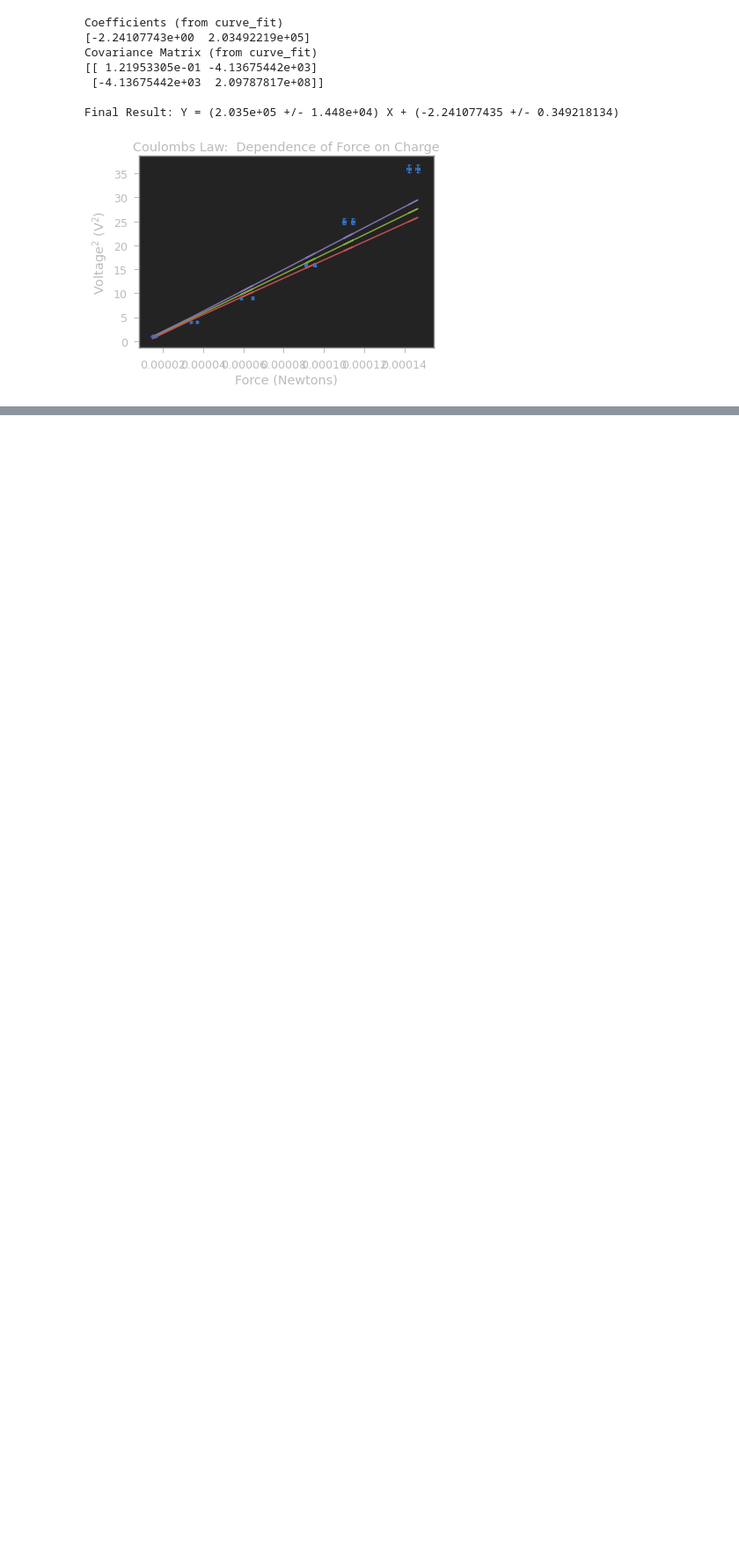
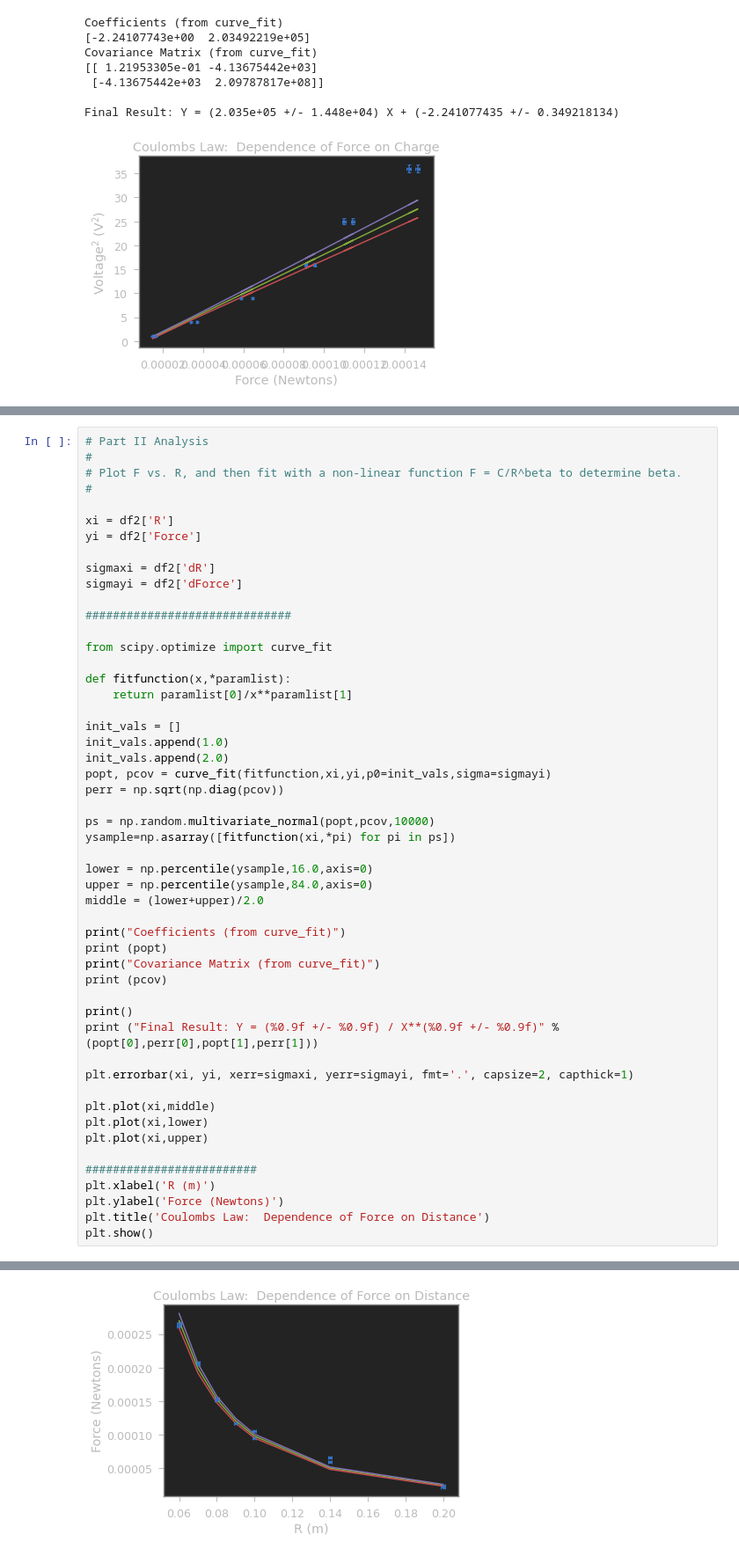
Before and after one commit to brash99/Phys202L, a Jupyter notebook: JupyterNotebooks/Coulombs_Law_Analysis.ipynb, the cells around one changed output, grey strips where cells are left out. Shown: that part at 88% size. Drawn from its saved outputs; the diff is of its cells as text; blank space fills up the shorter version.

```diff
--- a/JupyterNotebooks/Coulombs_Law_Analysis.ipynb
+++ b/JupyterNotebooks/Coulombs_Law_Analysis.ipynb
@@ -610,0 +623,52 @@ Given the rather large uncertainty in the sphere radius used in this analysis, t
+# %%
+# Part II Analysis
+#
+# Plot F vs. R, and then fit with a non-linear function F = C/R^beta to determine beta.
+#
+
+xi = df2['R']
+yi = df2['Force']
+
+sigmaxi = df2['dR']
+sigmayi = df2['dForce']
+
+##############################
+
+from scipy.optimize import curve_fit
+
+def fitfunction(x,*paramlist):
+    return paramlist[0]/x**paramlist[1]
+
+init_vals = []
+init_vals.append(1.0)
+init_vals.append(2.0)
+popt, pcov = curve_fit(fitfunction,xi,yi,p0=init_vals,sigma=sigmayi)
+perr = np.sqrt(np.diag(pcov))
+
+ps = np.random.multivariate_normal(popt,pcov,10000)
+ysample=np.asarray([fitfunction(xi,*pi) for pi in ps])
+
+lower = np.percentile(ysample,16.0,axis=0)
+upper = np.percentile(ysample,84.0,axis=0)
+middle = (lower+upper)/2.0
+
+print("Coefficients (from curve_fit)")
+print (popt)
+print("Covariance Matrix (from curve_fit)")
+print (pcov)
+
+print()
+print ("Final Result: Y = (%0.9f +/- %0.9f) / X**(%0.9f +/- %0.9f)" % (popt[0],perr[0],popt[1],perr[1]))
+
+plt.errorbar(xi, yi, xerr=sigmaxi, yerr=sigmayi, fmt='.', capsize=2, capthick=1)
+
+plt.plot(xi,middle)
+plt.plot(xi,lower)
+plt.plot(xi,upper)
+
+#########################
+plt.xlabel('R (m)')
+plt.ylabel('Force (Newtons)')
+plt.title('Coulombs Law:  Dependence of Force on Distance')
+plt.show()
+# %% [output]
@@ -610,0 +682 @@ Given the rather large uncertainty in the sphere radius used in this analysis, t
+[figure, added]
```
Also changed, not shown: parts of 13 cells of this notebook.
